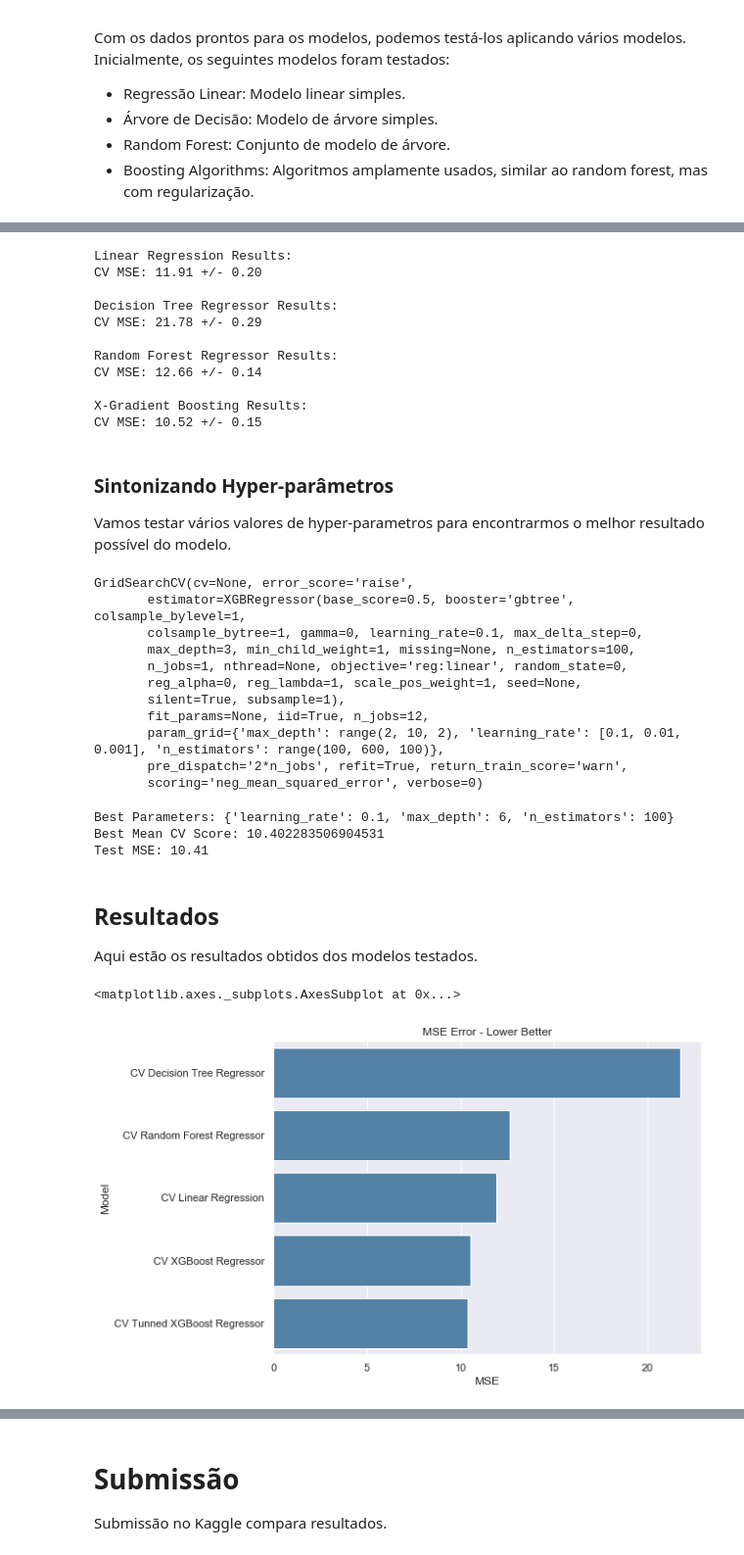
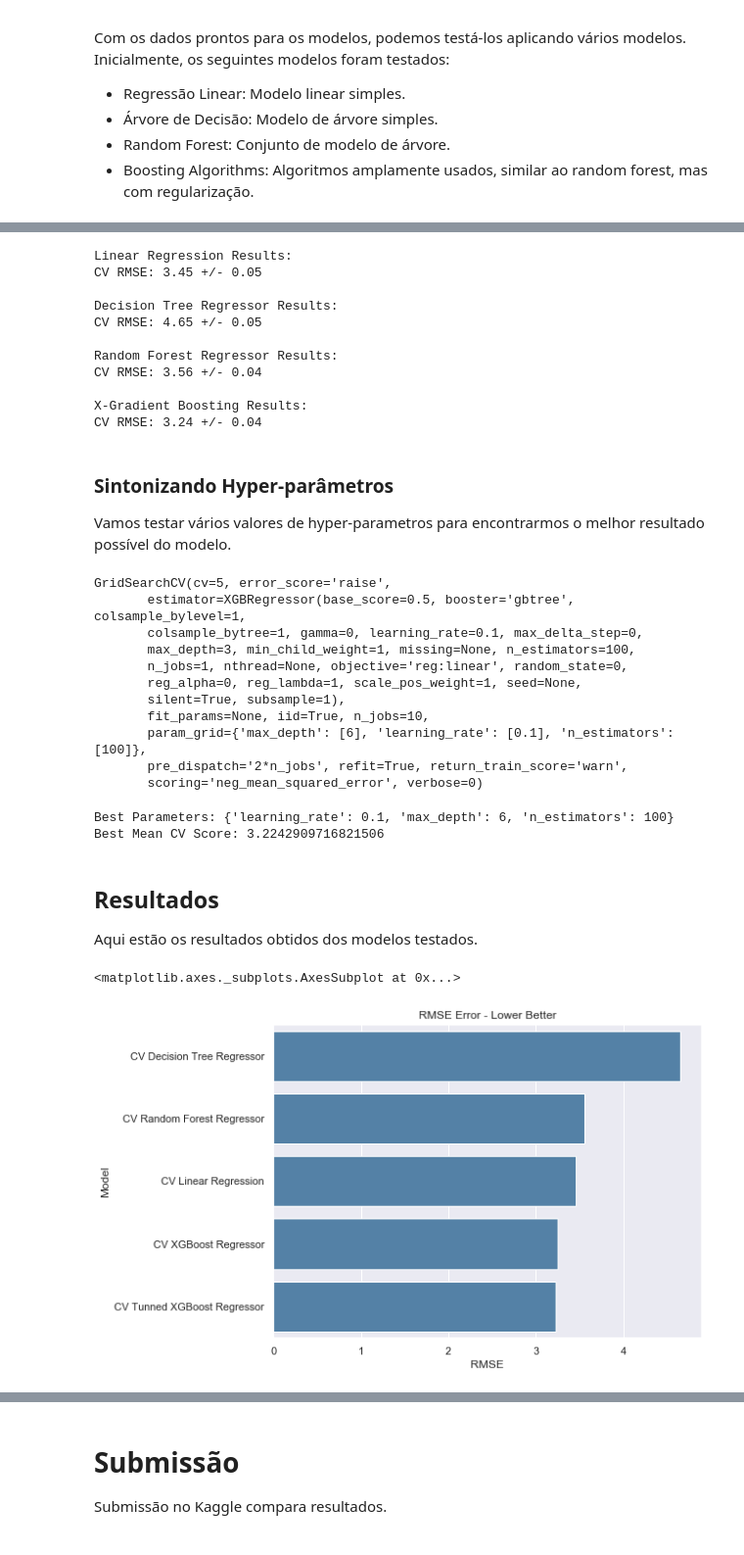
Before and after one commit to Fernandohf/ESIG_Challenge, a Jupyter notebook: TaxiFare.ipynb, the cells around one changed output, grey strips where cells are left out. Shown: that part at 98% size. Drawn from its saved outputs; the diff is of its cells as text; code cells hidden in the pictures.

Commit message:
feat: Better explanation and typo in markdown

```diff
--- a/TaxiFare.ipynb
+++ b/TaxiFare.ipynb
@@ -714,38 +744,35 @@ xgb_scores = cross_val_score(xgb_reg,
 # %%
 # Test Results
-lin_mse_scores = (-lin_scores)
-decision_mse_scores = (-decision_scores)
-forest_mse_scores = (-forest_scores)
-xgb_mse_scores = (-xgb_scores)
-# decision_rmse_test = mean_squared_error(y_test, tree_reg.predict(X_test))
-# forest_rmse_test = mean_squared_error(y_test, forest_reg.predict(X_test))
-# xgb_rmse_test = mean_squared_error(y_test, xgb_reg.predict(X_test))
+lin_rmse_scores = np.sqrt(-lin_scores)
+decision_rmse_scores = np.sqrt(-decision_scores)
+forest_rmse_scores = np.sqrt(-forest_scores)
+xgb_rmse_scores = np.sqrt(-xgb_scores)
 
 # Results
 print("Linear Regression Results:")
 # print(f"Test MSE: {lin_rmse_test:.2f}")
-print(f"CV MSE: {lin_mse_scores.mean():.2f} +/- {lin_rmse_scores.std() * 2:.2f}\n")
+print(f"CV RMSE: {lin_rmse_scores.mean():.2f} +/- {lin_rmse_scores.std() * 2:.2f}\n")
 print("Decision Tree Regressor Results:")
 # print(f"Test MSE: {decision_rmse_test:.2f}")
-print(f"CV MSE: {decision_mse_scores.mean():.2f} +/- {decision_rmse_scores.std() * 2:.2f}\n")
+print(f"CV RMSE: {decision_rmse_scores.mean():.2f} +/- {decision_rmse_scores.std() * 2:.2f}\n")
 print("Random Forest Regressor Results:")
 # print(f"Test MSE: {forest_rmse_test:.2f}")
-print(f"CV MSE: {forest_mse_scores.mean():.2f} +/- {forest_rmse_scores.std() * 2:.2f}\n")
+print(f"CV RMSE: {forest_rmse_scores.mean():.2f} +/- {forest_rmse_scores.std() * 2:.2f}\n")
 print("X-Gradient Boosting Results:")
 # print(f"Test MSE: {xgb_rmse_test:.2f}")
-print(f"CV MSE: {xgb_mse_scores.mean():.2f} +/- {xgb_rmse_scores.std() * 2:.2f}\n")
+print(f"CV RMSE: {xgb_rmse_scores.mean():.2f} +/- {xgb_rmse_scores.std() * 2:.2f}\n")
 # %% [output]
 Linear Regression Results:
-CV MSE: 11.91 +/- 0.20
+CV RMSE: 3.45 +/- 0.05
 
 Decision Tree Regressor Results:
-CV MSE: 21.78 +/- 0.29
+CV RMSE: 4.65 +/- 0.05
 
 Random Forest Regressor Results:
-CV MSE: 12.66 +/- 0.14
+CV RMSE: 3.56 +/- 0.04
 
 X-Gradient Boosting Results:
-CV MSE: 10.52 +/- 0.15
+CV RMSE: 3.24 +/- 0.04
 # %% [markdown]
 ### Sintonizando Hyper-parâmetros
 
@@ -760,31 +787,29 @@ parameters = {'max_depth': range(2, 10, 2),
 grid_reg = GridSearchCV(xgb_reg,
                         parameters,
                         scoring='neg_mean_squared_error',
-                        n_jobs=12)
-grid_reg.fit(X_train, y_train)
+                        n_jobs=10,
+                        cv=5)
+grid_reg.fit(X, y)
 # %% [output]
-GridSearchCV(cv=None, error_score='raise',
+GridSearchCV(cv=5, error_score='raise',
        estimator=XGBRegressor(base_score=0.5, booster='gbtree', colsample_bylevel=1,
        colsample_bytree=1, gamma=0, learning_rate=0.1, max_delta_step=0,
        max_depth=3, min_child_weight=1, missing=None, n_estimators=100,
        n_jobs=1, nthread=None, objective='reg:linear', random_state=0,
        reg_alpha=0, reg_lambda=1, scale_pos_weight=1, seed=None,
        silent=True, subsample=1),
-       fit_params=None, iid=True, n_jobs=12,
-       param_grid={'max_depth': range(2, 10, 2), 'learning_rate': [0.1, 0.01, 0.001], 'n_estimators': range(100, 600, 100)},
+       fit_params=None, iid=True, n_jobs=10,
+       param_grid={'max_depth': [6], 'learning_rate': [0.1], 'n_estimators': [100]},
        pre_dispatch='2*n_jobs', refit=True, return_train_score='warn',
        scoring='neg_mean_squared_error', verbose=0)
 # %%
-xgb_mse_test = mean_squared_error(y_test, grid_reg.best_estimator_.predict(X_test))
-
 # Results
+tunedxgb_rmse_scores = np.sqrt(-grid_reg.best_score_)
 print(f"Best Parameters: {grid_reg.best_params_}")
-print(f"Best Mean CV Score: {-grid_reg.best_score_}")
-print(f"Test MSE: {xgb_mse_test:.2f}")
+print(f"Best Mean CV Score: {tunedxgb_rmse_scores}")
 # %% [output]
 Best Parameters: {'learning_rate': 0.1, 'max_depth': 6, 'n_estimators': 100}
-Best Mean CV Score: 10.402283506904531
-Test MSE: 10.41
+Best Mean CV Score: 3.2242909716821506
 # %% [markdown]
 ## Resultados
 
@@ -792,17 +817,17 @@ Aqui estão os resultados obtidos dos modelos testados.
 # %%
 modelos = ["CV Decision Tree Regressor", "CV Random Forest Regressor", "CV Linear Regression",
            "CV XGBoost Regressor", "CV Tunned XGBoost Regressor"]
-mses = [decision_mse_scores.mean(), forest_mse_scores.mean(), lin_mse_scores.mean(),
-        xgb_mse_scores.mean(), -grid_reg.best_score_]
+mses = [decision_rmse_scores.mean(), forest_rmse_scores.mean(), lin_rmse_scores.mean(),
+        xgb_rmse_scores.mean(), tunedxgb_rmse_scores]
 
 fig, ax = plt.subplots(figsize=(8, 6))
-ax.set_xlabel("MSE")
+ax.set_xlabel("RMSE")
 ax.set_ylabel("Model")
-ax.set_title("MSE Error - Lower Better")
+ax.set_title("RMSE Error - Lower Better")
 sns.barplot(y=modelos, x=mses, color="steelblue", ax=ax)
 # %% [output]
 <matplotlib.axes._subplots.AxesSubplot at 0x...>
-[figure, old version]
+[figure, new version]
 # %%
 xgb.plot_importance(grid_reg.best_estimator_)
 # %% [output]
```
Also changed, not shown: parts of 45 cells of this notebook.
